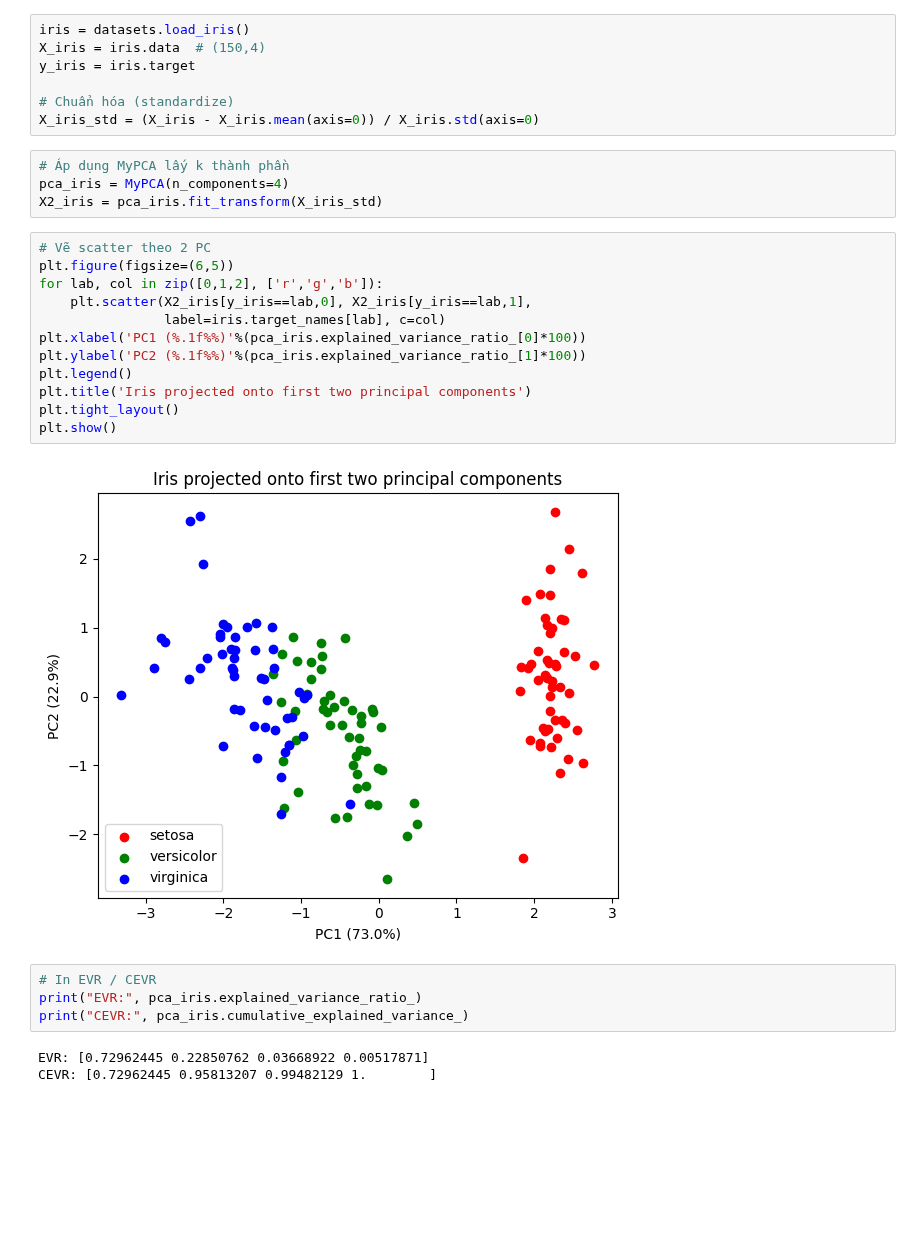
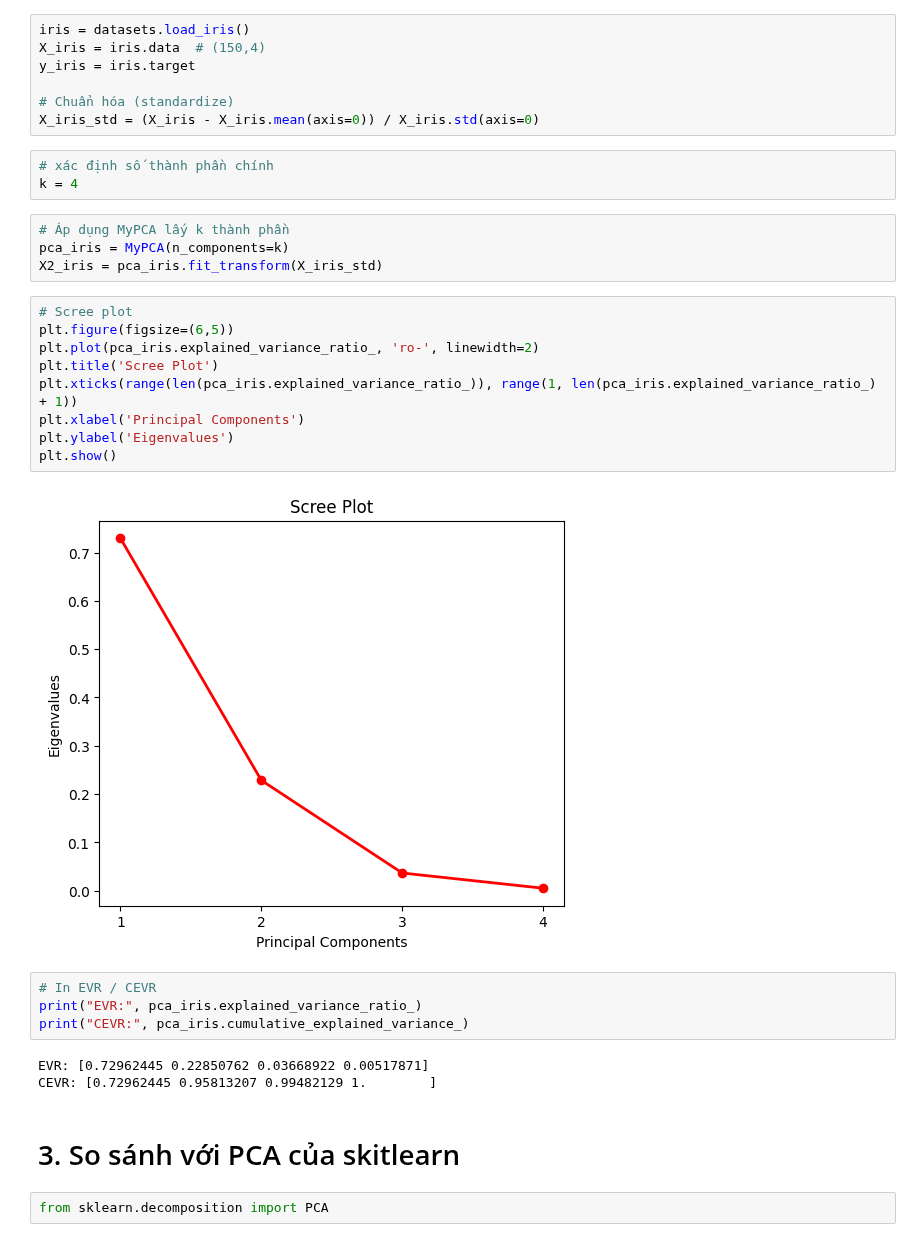
Before and after one commit to khoaoe/HCMUS-MathAI-Lab2-PCAAndClustering, a Jupyter notebook: PCA/pca.ipynb, the cells around one changed output. Cells and saved outputs as stored; diff of their text form; blank space fills up the shorter version.

```diff
--- a/PCA/pca.ipynb
+++ b/PCA/pca.ipynb
@@ -64,24 +64,24 @@ y_iris = iris.target
 
 # Chuẩn hóa (standardize)
 X_iris_std = (X_iris - X_iris.mean(axis=0)) / X_iris.std(axis=0)
+# %%
+# xác định số thành phần chính
+k = 4
 # %%
 # Áp dụng MyPCA lấy k thành phần
-pca_iris = MyPCA(n_components=4)
+pca_iris = MyPCA(n_components=k)
 X2_iris = pca_iris.fit_transform(X_iris_std)
-# %%
-# Vẽ scatter theo 2 PC
-plt.figure(figsize=(6,5))
-for lab, col in zip([0,1,2], ['r','g','b']):
-    plt.scatter(X2_iris[y_iris==lab,0], X2_iris[y_iris==lab,1],
-                label=iris.target_names[lab], c=col)
-plt.xlabel('PC1 (%.1f%%)'%(pca_iris.explained_variance_ratio_[0]*100))
-plt.ylabel('PC2 (%.1f%%)'%(pca_iris.explained_variance_ratio_[1]*100))
-plt.legend()
-plt.title('Iris projected onto first two principal components')
-plt.tight_layout()
-plt.show()
-# %% [output]
-[figure, removed]
+# %%
+# Scree plot
+plt.figure(figsize=(6,5))
+plt.plot(pca_iris.explained_variance_ratio_, 'ro-', linewidth=2)
+plt.title('Scree Plot')
+plt.xticks(range(len(pca_iris.explained_variance_ratio_)), range(1, len(pca_iris.explained_variance_ratio_) + 1))
+plt.xlabel('Principal Components')
+plt.ylabel('Eigenvalues')
+plt.show()
+# %% [output]
+[figure, added]
 # %%
 # In EVR / CEVR
 print("EVR:", pca_iris.explained_variance_ratio_)
@@ -89,3 +89,7 @@ print("CEVR:", pca_iris.cumulative_explained_variance_)
 # %% [output]
 EVR: [0.72962445 0.22850762 0.03668922 0.00517871]
 CEVR: [0.72962445 0.95813207 0.99482129 1.        ]
+# %% [markdown]
+# 3. So sánh với PCA của skitlearn
+# %%
+from sklearn.decomposition import PCA
```
Also changed, not shown: parts of 4 cells of this notebook.
